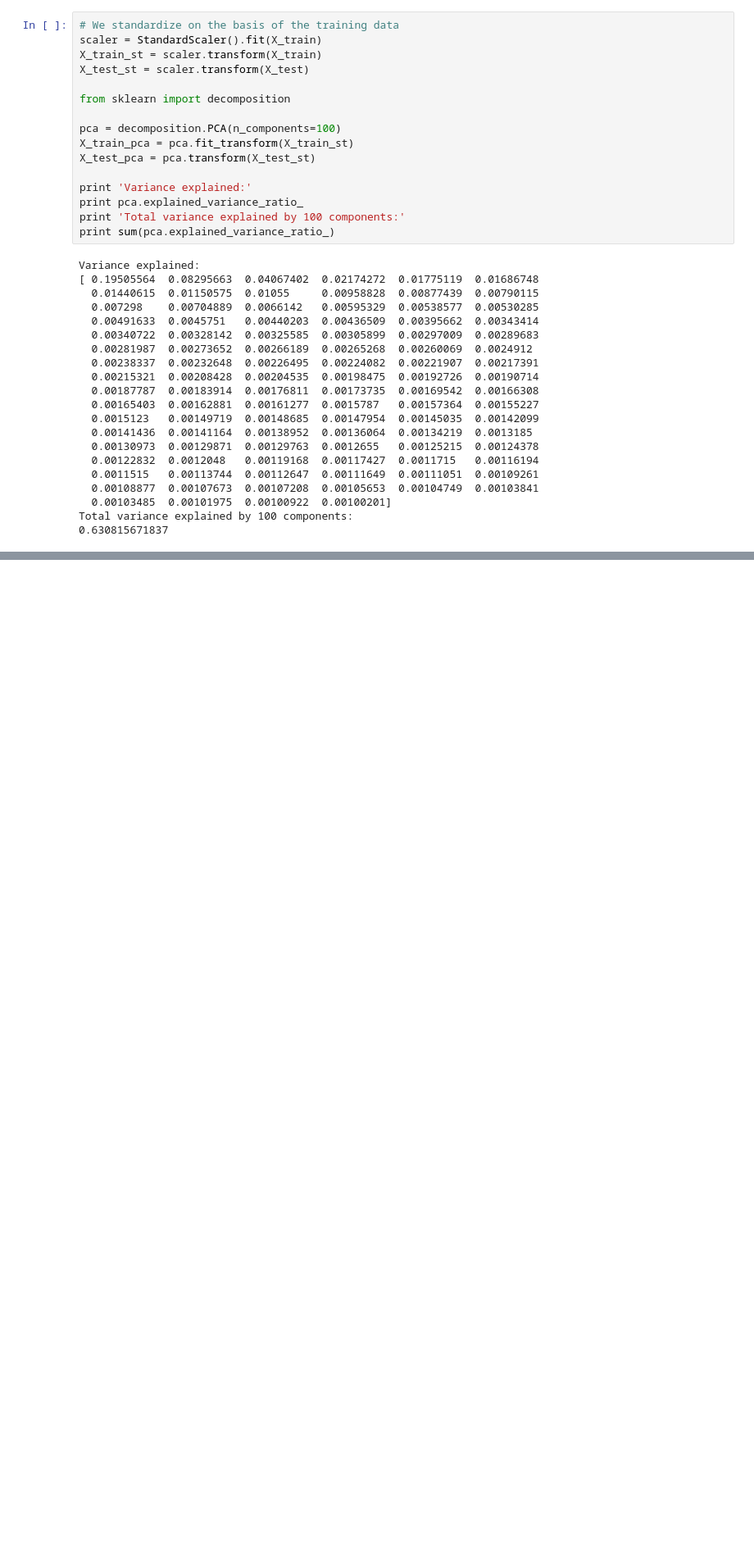
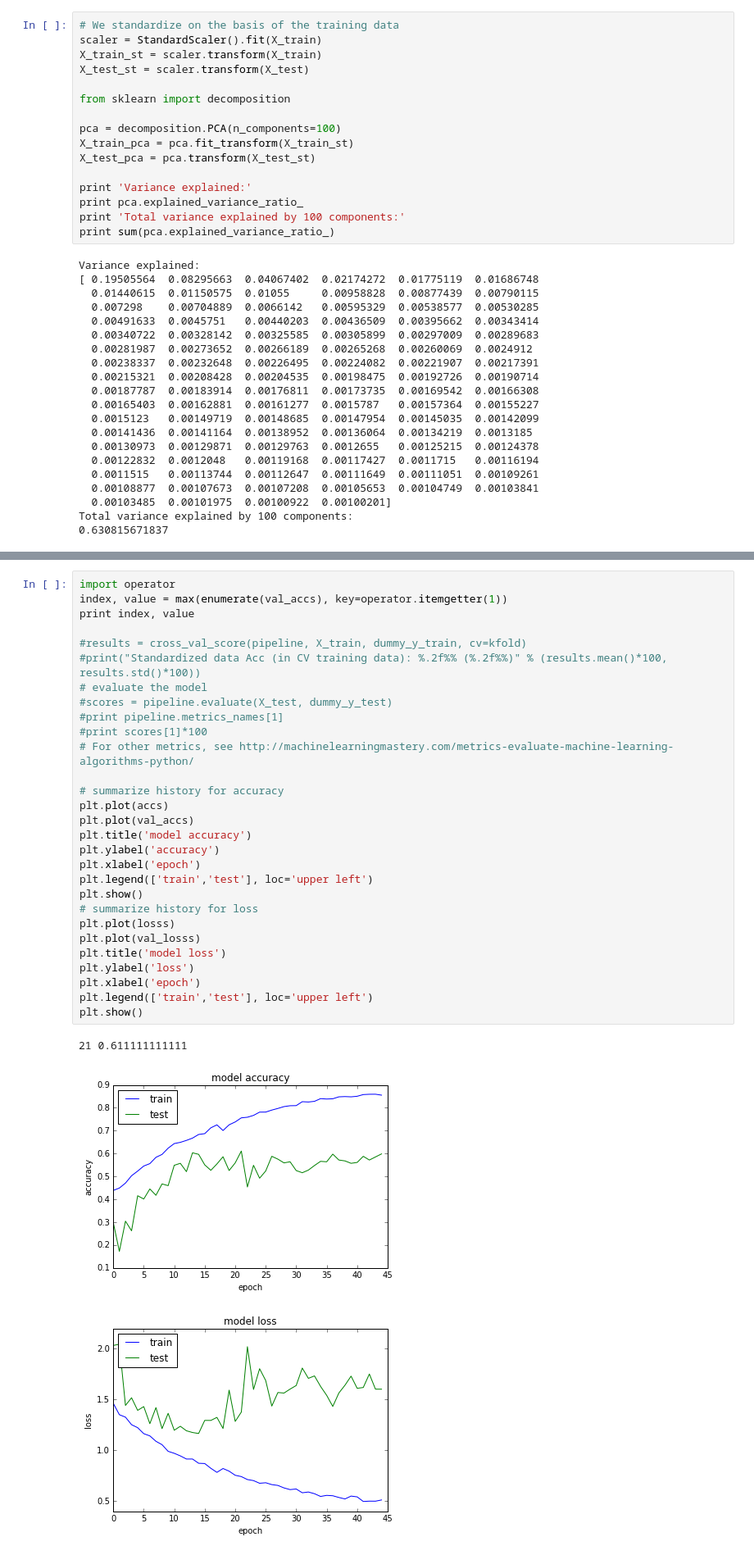
Before and after one commit to chili-epfl/paper-JLA-deep-teaching-analytics, a Jupyter notebook: notebooks/kerasLSTMs.ipynb, the cells around one changed output, grey strips where cells are left out. Shown at 82% size. Saved outputs shown, nothing was run; the diff lists cells and outputs as text; blank space fills up the shorter version.

```diff
--- a/notebooks/kerasLSTMs.ipynb
+++ b/notebooks/kerasLSTMs.ipynb
@@ -354,0 +711,33 @@ max(val_accs)
+# %%
+import operator
+index, value = max(enumerate(val_accs), key=operator.itemgetter(1))
+print index, value
+
+#results = cross_val_score(pipeline, X_train, dummy_y_train, cv=kfold)
+#print("Standardized data Acc (in CV training data): %.2f%% (%.2f%%)" % (results.mean()*100, results.std()*100))
+# evaluate the model
+#scores = pipeline.evaluate(X_test, dummy_y_test)
+#print pipeline.metrics_names[1]
+#print scores[1]*100
+# For other metrics, see http://machinelearningmastery.com/metrics-evaluate-machine-learning-algorithms-python/
+
+# summarize history for accuracy
+plt.plot(accs)
+plt.plot(val_accs)
+plt.title('model accuracy')
+plt.ylabel('accuracy')
+plt.xlabel('epoch')
+plt.legend(['train','test'], loc='upper left')
+plt.show()
+# summarize history for loss
+plt.plot(losss)
+plt.plot(val_losss)
+plt.title('model loss')
+plt.ylabel('loss')
+plt.xlabel('epoch')
+plt.legend(['train','test'], loc='upper left')
+plt.show()
+# %% [output]
+21 0.611111111111
+[figure, added]
+[figure, added]
```
Also changed, not shown: parts of 17 cells of this notebook, 2 other files.
